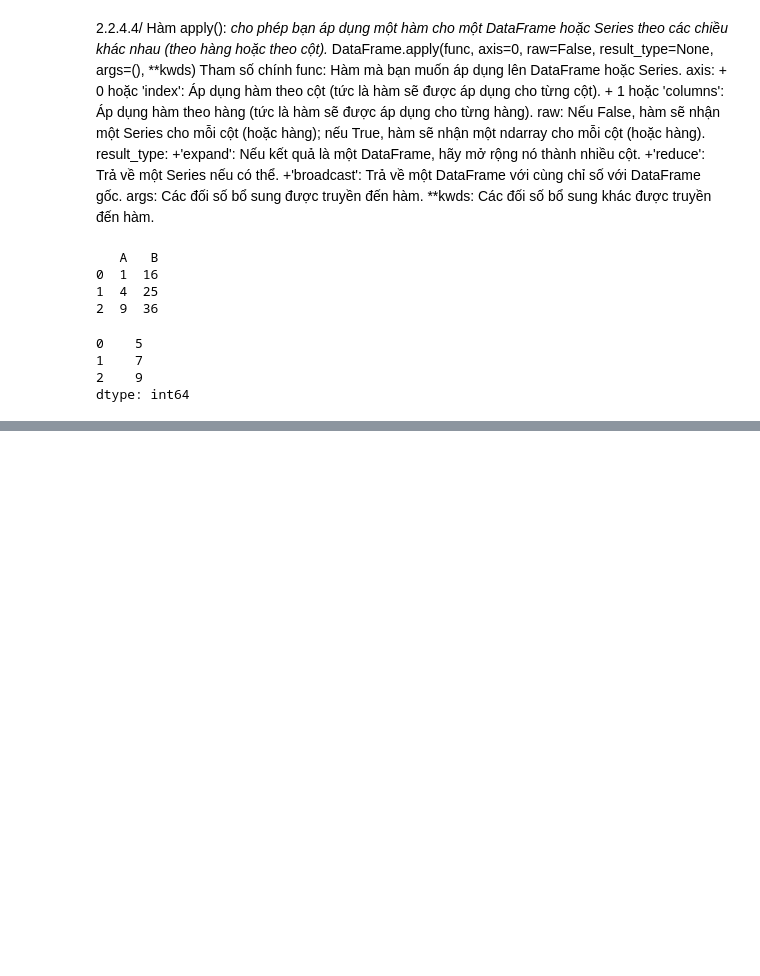
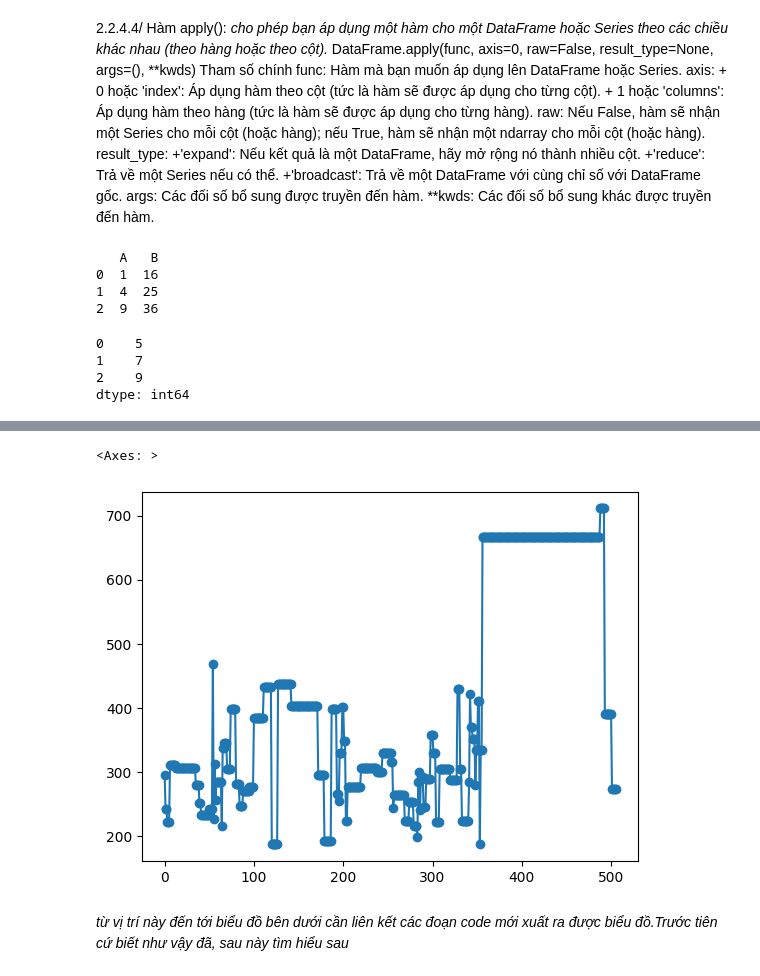
Before and after one commit to Kimbommm/AL_ML, a Jupyter notebook: PHU_LUC/2.ipynb, the cells around one changed output, grey strips where cells are left out. Cells and saved outputs as stored; diff of their text form; code cells hidden in the pictures; blank space fills up the shorter version.

```diff
--- a/PHU_LUC/2.ipynb
+++ b/PHU_LUC/2.ipynb
@@ -401,0 +466,8 @@ print(result)
+# %%
+#2. Biểu đồ line kết hợp với point
+df['tax'].plot(marker='o')
+# %% [output]
+<Axes: >
+[figure, added]
+# %% [markdown]
+*từ vị trí này đến tới biểu đồ bên dưới cần liên kết các đoạn code mới xuất ra được biểu đồ.Trước tiên cứ biết như vậy đã, sau này tìm hiểu sau*
```
Also changed, not shown: parts of 33 cells of this notebook, 1 other file.
